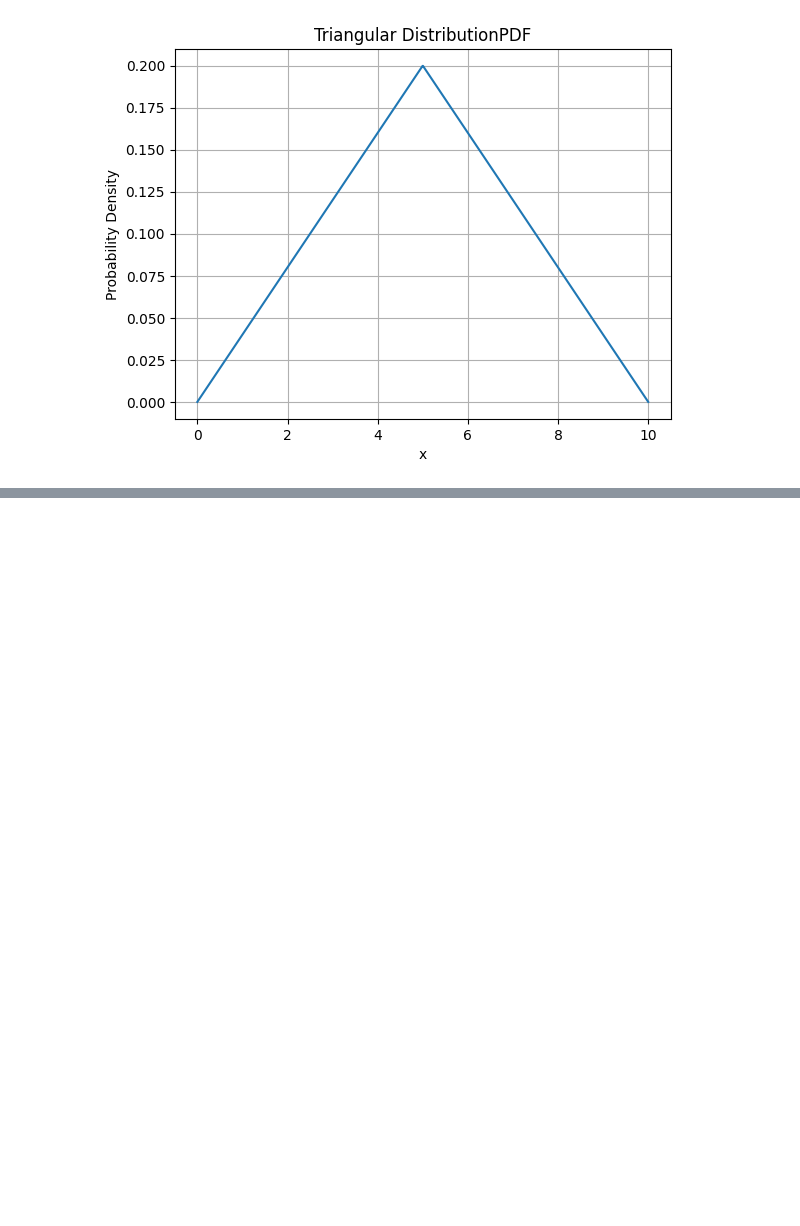
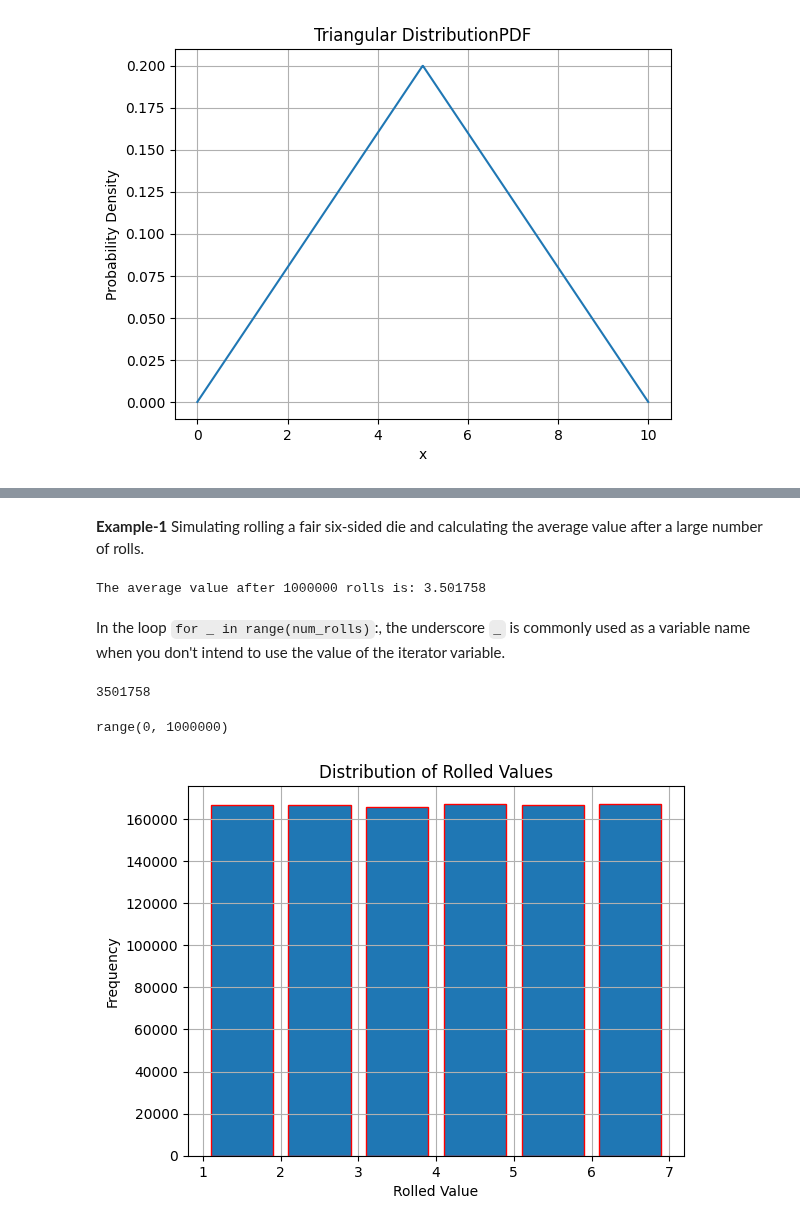
Before and after one commit to arunp77/MonteCarlo-simulation, a Jupyter notebook: Monte-carlo-simulations.ipynb, the cells around one changed output, grey strips where cells are left out. Drawn from its saved outputs; the diff is of its cells as text; code cells hidden in the pictures; blank space fills up the shorter version.

```diff
--- a/Monte-carlo-simulations.ipynb
+++ b/Monte-carlo-simulations.ipynb
@@ -491,0 +515,42 @@ It can be classified into different types based on their underlying mechanisms a
+# %% [markdown]
+**Example-1** Simulating rolling a fair six-sided die and calculating the average value after a large number of rolls.
+# %%
+#  Python code that simulates rolling a fair six-sided die and calculates the average value after a large number of rolls:
+
+import random
+
+num_rolls = 1000000  # Number of rolls
+rolls = []  # List to store rolled values
+sum_values = 0  # Variable to store the sum of rolled values
+
+# Simulate rolling the die num_rolls times
+for _ in range(num_rolls):
+    roll = random.randint(1, 6)  # Randomly generate a number between 1 and 6
+    rolls.append(roll)
+    sum_values += roll
+
+average = sum_values / num_rolls  # Calculate the average value
+
+print(f"The average value after {num_rolls} rolls is: {average}")
+# %% [output]
+The average value after 1000000 rolls is: 3.501758
+# %% [markdown]
+In the loop `for _ in range(num_rolls)`:, the underscore `_` is commonly used as a variable name when you don't intend to use the value of the iterator variable.
+# %%
+sum_values
+# %% [output]
+3501758
+# %%
+range(num_rolls)
+# %% [output]
+range(0, 1000000)
+# %%
+# Plotting the histogram
+plt.hist(rolls, bins=6, range=(1, 7), edgecolor='red', rwidth=0.8)
+plt.xlabel('Rolled Value')
+plt.ylabel('Frequency')
+plt.title('Distribution of Rolled Values')
+plt.grid(True)
+plt.show()
+# %% [output]
+[figure, added]
```
Also changed, not shown: parts of 7 cells of this notebook.
